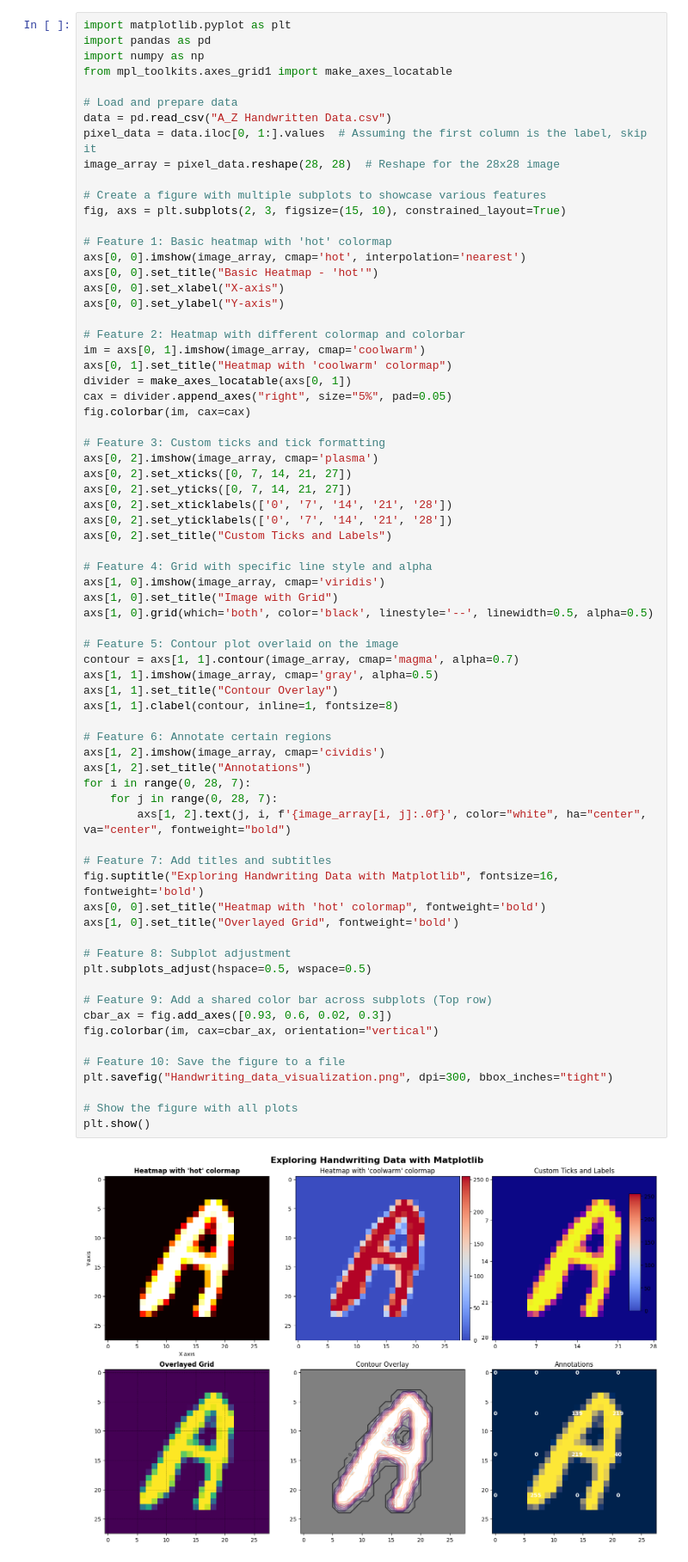
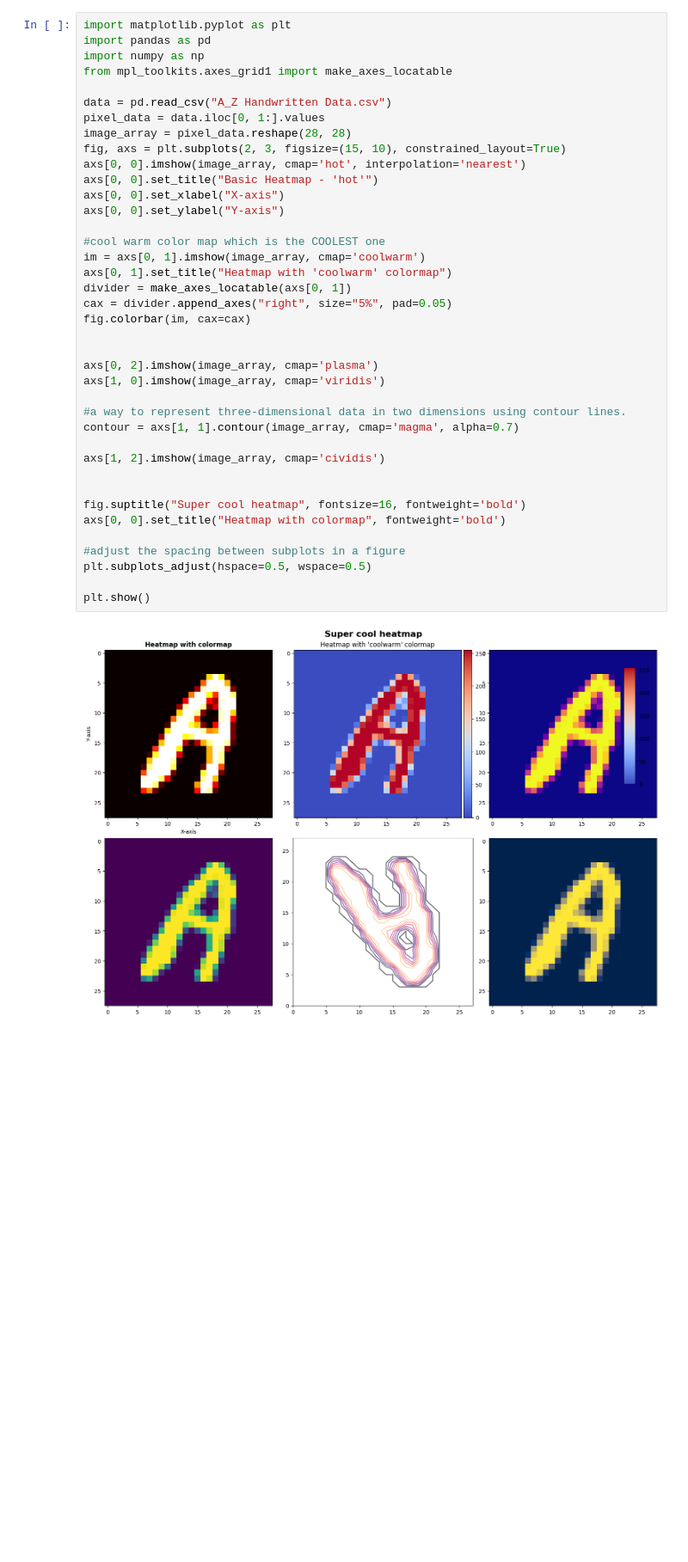
Before and after one commit to Yannaner/Data-visualization, a Jupyter notebook: matplotlib.ipynb, the cells around one changed output. Shown at 86% size. Drawn from its saved outputs; the diff is of its cells as text; blank space fills up the shorter version.

```diff
--- a/matplotlib.ipynb
+++ b/matplotlib.ipynb
@@ -175,75 +179,44 @@ plt.show()
 # %%
 import matplotlib.pyplot as plt
 import pandas as pd
 import numpy as np
 from mpl_toolkits.axes_grid1 import make_axes_locatable
 
-# Load and prepare data
 data = pd.read_csv("A_Z Handwritten Data.csv")
-pixel_data = data.iloc[0, 1:].values  # Assuming the first column is the label, skip it
-image_array = pixel_data.reshape(28, 28)  # Reshape for the 28x28 image
-
-# Create a figure with multiple subplots to showcase various features
+pixel_data = data.iloc[0, 1:].values
+image_array = pixel_data.reshape(28, 28)
 fig, axs = plt.subplots(2, 3, figsize=(15, 10), constrained_layout=True)
-
-# Feature 1: Basic heatmap with 'hot' colormap
 axs[0, 0].imshow(image_array, cmap='hot', interpolation='nearest')
 axs[0, 0].set_title("Basic Heatmap - 'hot'")
 axs[0, 0].set_xlabel("X-axis")
 axs[0, 0].set_ylabel("Y-axis")
 
-# Feature 2: Heatmap with different colormap and colorbar
+#cool warm color map which is the COOLEST one
 im = axs[0, 1].imshow(image_array, cmap='coolwarm')
 axs[0, 1].set_title("Heatmap with 'coolwarm' colormap")
 divider = make_axes_locatable(axs[0, 1])
 cax = divider.append_axes("right", size="5%", pad=0.05)
 fig.colorbar(im, cax=cax)
 
-# Feature 3: Custom ticks and tick formatting
+
 axs[0, 2].imshow(image_array, cmap='plasma')
-axs[0, 2].set_xticks([0, 7, 14, 21, 27])
-axs[0, 2].set_yticks([0, 7, 14, 21, 27])
-axs[0, 2].set_xticklabels(['0', '7', '14', '21', '28'])
-axs[0, 2].set_yticklabels(['0', '7', '14', '21', '28'])
-axs[0, 2].set_title("Custom Ticks and Labels")
+axs[1, 0].imshow(image_array, cmap='viridis')
 
-# Feature 4: Grid with specific line style and alpha
-axs[1, 0].imshow(image_array, cmap='viridis')
-axs[1, 0].set_title("Image with Grid")
-axs[1, 0].grid(which='both', color='black', linestyle='--', linewidth=0.5, alpha=0.5)
+#a way to represent three-dimensional data in two dimensions using contour lines.
+contour = axs[1, 1].contour(image_array, cmap='magma', alpha=0.7)
 
-# Feature 5: Contour plot overlaid on the image
-contour = axs[1, 1].contour(image_array, cmap='magma', alpha=0.7)
-axs[1, 1].imshow(image_array, cmap='gray', alpha=0.5)
-axs[1, 1].set_title("Contour Overlay")
-axs[1, 1].clabel(contour, inline=1, fontsize=8)
+axs[1, 2].imshow(image_array, cmap='cividis')
 
-# Feature 6: Annotate certain regions
-axs[1, 2].imshow(image_array, cmap='cividis')
-axs[1, 2].set_title("Annotations")
-for i in range(0, 28, 7):
-    for j in range(0, 28, 7):
-        axs[1, 2].text(j, i, f'{image_array[i, j]:.0f}', color="white", ha="center", va="center", fontweight="bold")
 
-# Feature 7: Add titles and subtitles
-fig.suptitle("Exploring Handwriting Data with Matplotlib", fontsize=16, fontweight='bold')
-axs[0, 0].set_title("Heatmap with 'hot' colormap", fontweight='bold')
-axs[1, 0].set_title("Overlayed Grid", fontweight='bold')
+fig.suptitle("Super cool heatmap", fontsize=16, fontweight='bold')
+axs[0, 0].set_title("Heatmap with colormap", fontweight='bold')
 
-# Feature 8: Subplot adjustment
+#adjust the spacing between subplots in a figure
 plt.subplots_adjust(hspace=0.5, wspace=0.5)
 
-# Feature 9: Add a shared color bar across subplots (Top row)
-cbar_ax = fig.add_axes([0.93, 0.6, 0.02, 0.3])
-fig.colorbar(im, cax=cbar_ax, orientation="vertical")
-
-# Feature 10: Save the figure to a file
-plt.savefig("Handwriting_data_visualization.png", dpi=300, bbox_inches="tight")
-
-# Show the figure with all plots
 plt.show()
 # %% [output]
-[figure, old version]
+[figure, new version]
 # %%
 import pandas as pd
 import matplotlib.pyplot as plt
```
Also changed, not shown: parts of 2 cells of this notebook, 1 other file.
